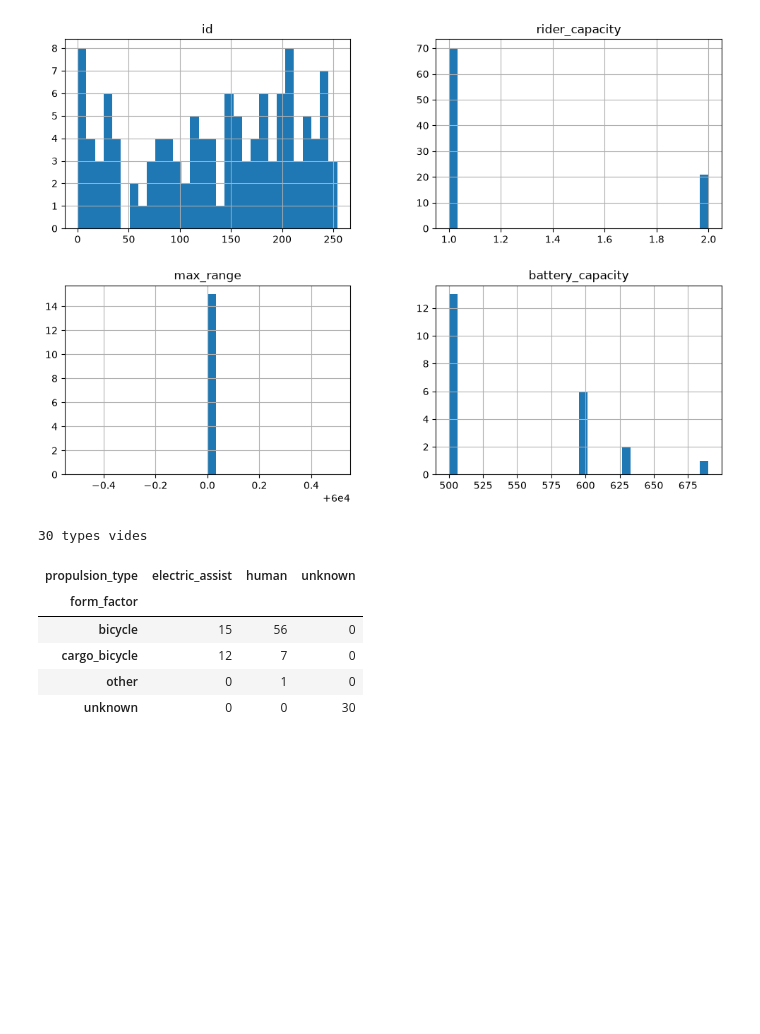
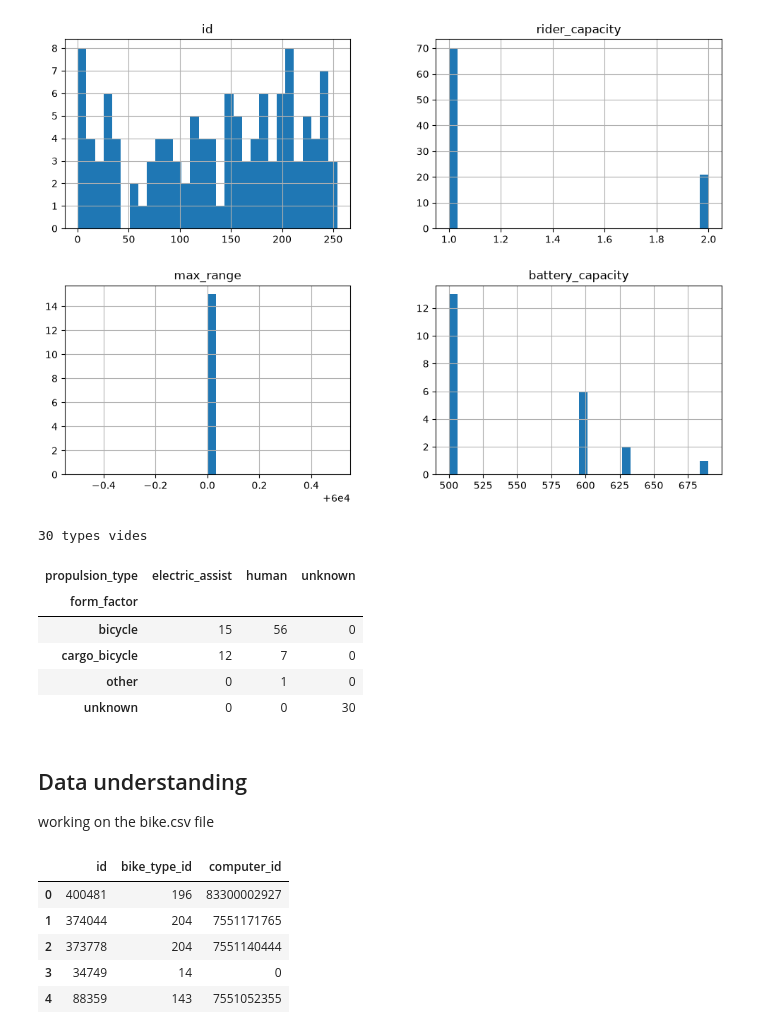
Before and after one commit to Fati349/FML-Challenge, a Jupyter notebook: notebooks/01_exploration.ipynb, the cells around one changed output. Cells and saved outputs as stored; diff of their text form; code cells hidden in the pictures; blank space fills up the shorter version.

```diff
--- a/notebooks/01_exploration.ipynb
+++ b/notebooks/01_exploration.ipynb
@@ -110,3 +110,6 @@ pd.crosstab(bt["form_factor"], bt["propulsion_type"])
 | cargo_bicycle | 12 | 7 | 0 |
 | other | 0 | 1 | 0 |
 | unknown | 0 | 0 | 30 |
+# %% [markdown]
+## Data understanding
+working on the bike.csv file
@@ -112,0 +118,9 @@ pd.crosstab(bt["form_factor"], bt["propulsion_type"])
+# %%
+bikes.head()
+# %% [output]
+|  | id | bike_type_id | computer_id |
+| 0 | 400481 | 196 | 83300002927 |
+| 1 | 374044 | 204 | 7551171765 |
+| 2 | 373778 | 204 | 7551140444 |
+| 3 | 34749 | 14 | 0 |
+| 4 | 88359 | 143 | 7551052355 |
```
Also changed, not shown: parts of 10 cells of this notebook.
